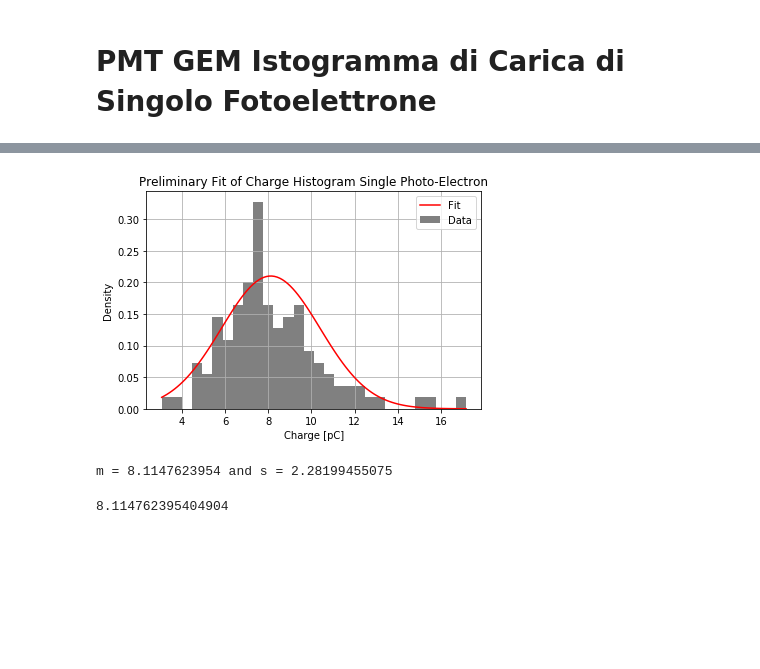
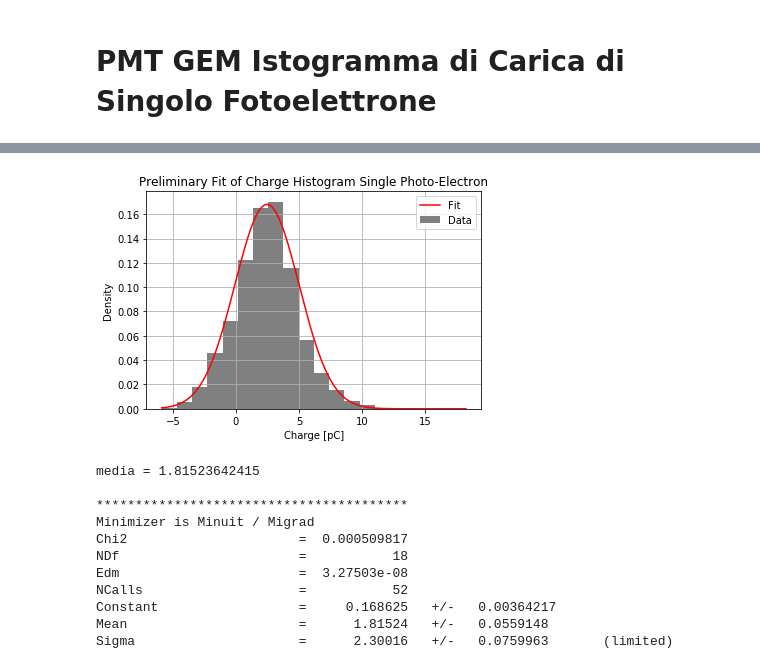
Before and after one commit to edoardoORANGE/ORANGEdata, a Jupyter notebook: Analisi/singlePhotoAnalysis.ipynb, the cells around one changed output, grey strips where cells are left out. Cells and saved outputs as stored; diff of their text form; code cells hidden in the pictures; blank space fills up the shorter version.

```diff
--- a/Analisi/singlePhotoAnalysis.ipynb
+++ b/Analisi/singlePhotoAnalysis.ipynb
@@ -9,5 +7,5 @@ Welcome to JupyROOT 6.16/00
 # %%
-fileROOT = root.TFile('../SinglePhoto/singlePhoto22mV.root')#"chargeDataBlu.root") #nome del rootfile
+fileROOT = root.TFile('../SinglePhoto/singlePhoto5mV.root')#"chargeDataBlu.root") #nome del rootfile
 tree = fileROOT.Get("t1") #nome del datatree
 
 nDat = 1024*4 #numero dati per evento
@@ -121,7 +125,7 @@ for i in np.arange(1,nEvts):
     #butto gli eventi con il picco strano
     if min(waveCh4[i]) >= -110 or (min(waveCh4[i])< -110  and waveCh4[i].argmin() != 1):
         #seleziono solo gli eventi che hanno picchi sotto i 50mV (è una prova)
-        if min(waveCh4[i]) >= -30:
+        if min(waveCh4[i]) >= -20:
             waveCh4A[j] = waveCh4[i]/R #conversione dati Tensione -> dati Corrente
             j = j+1
     else: 1
@@ -138,7 +142,7 @@ for i in range(j):
 plt.title('Preliminary Charge Histogram Single Photo-Electron')
 plt.ylabel('Counts')
 plt.xlabel('Charge [pC]')
-plt.hist(integral , bins=80 , color = 'grey')
+plt.hist(integral , bins=20 , color = 'grey')
 plt.grid()
 #plt.xticks(np.arange(min(integral),max(integral)+1, 5))
 plt.savefig('../Grafici/chargeHistSinglePhoto.png')
@@ -149,33 +153,50 @@ plt.show()
 # %%
 import scipy.stats as st #importo la libreria utile al fit
 
 
 l = np.linspace(min(integral) , max(integral) , len(integral))
 
 m,s = st.norm.fit(integral) #fa il fit con una distribuzione normale di dataset usando come
                                        #parametri m ed s
 pdf = st.norm.pdf(l , m , s) #salva in pdf i valori di pdf corrispondenti a m ,s per i dati contenuti in l
 
 
-y,x,_ = plt.hist(integral , bins = 30 , density = True , label = 'Data' , color = 'grey')
-plt.plot(l , pdf*0.21/max(pdf) , label = 'Fit' , color = 'r')
+y,x,_ = plt.hist(integral , bins = 20 , density = True , label = 'Data' , color = 'grey')
+plt.plot(l , pdf*0.168/max(pdf) , label = 'Fit' , color = 'r')
 plt.grid()
 
 plt.xlabel('Charge [pC]')
 plt.ylabel('Density')
 plt.title('Preliminary Fit of Charge Histogram Single Photo-Electron')
 plt.legend()
 #plt.xticks(np.arange(min(integral),max(integral)+1, 5))
 plt.savefig('../Grafici/FitSinglePhoto.png')
 
 plt.show()
 
-print('m = {0} and s = {1}'.format(m , s))
-np.mean(integral)
+#print('m = {0} and s = {1}'.format(m , s))
+#np.mean(integral)
+
+from ROOT import TMath , TCanvas , TGraph , TH1D
+c = TCanvas()
+g = TGraph(x.size, x.astype(np.double),y.astype(np.double))
+
+fit = g.Fit("gaus" , "S")
+
+print('media = ' + str(fit.Get().Parameter(1)))
 # %% [output]
-[figure, old version]
+[figure, new version]
-m = 8.1147623954 and s = 2.28199455075
+media = 1.81523642415
+
+****************************************
+Minimizer is Minuit / Migrad
+Chi2                      =  0.000509817
+NDf                       =           18
+Edm                       =  3.27503e-08
+NCalls                    =           52
+Constant                  =     0.168625   +/-   0.00364217
+Mean                      =      1.81524   +/-   0.0559148
+Sigma                     =      2.30016   +/-   0.0759963       (limited)
-8.114762395404904
 # %%
 from ROOT import TMath , TCanvas , TGraph , TH1D
 
```
Also changed, not shown: parts of 11 cells of this notebook, 12 other files.
